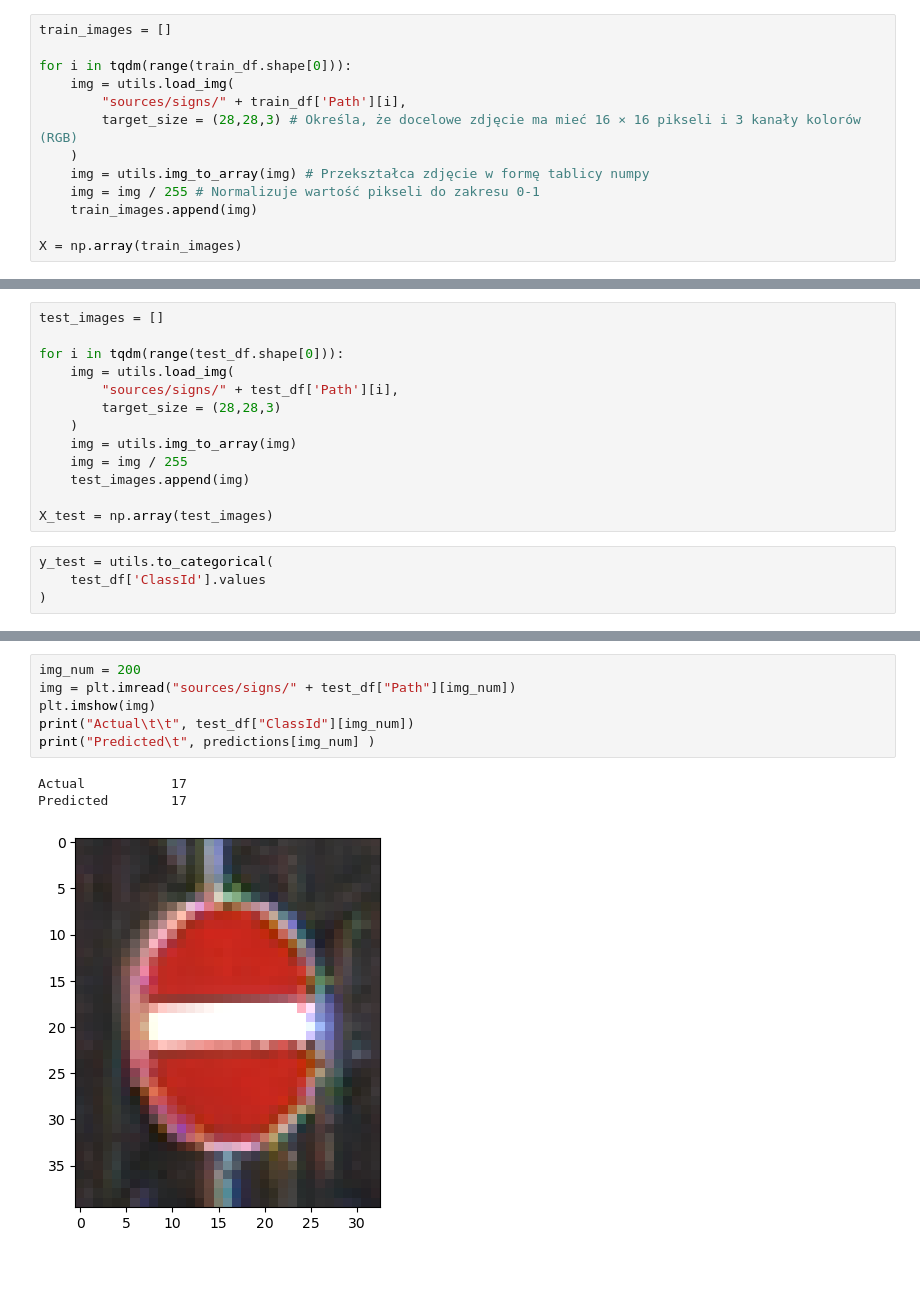
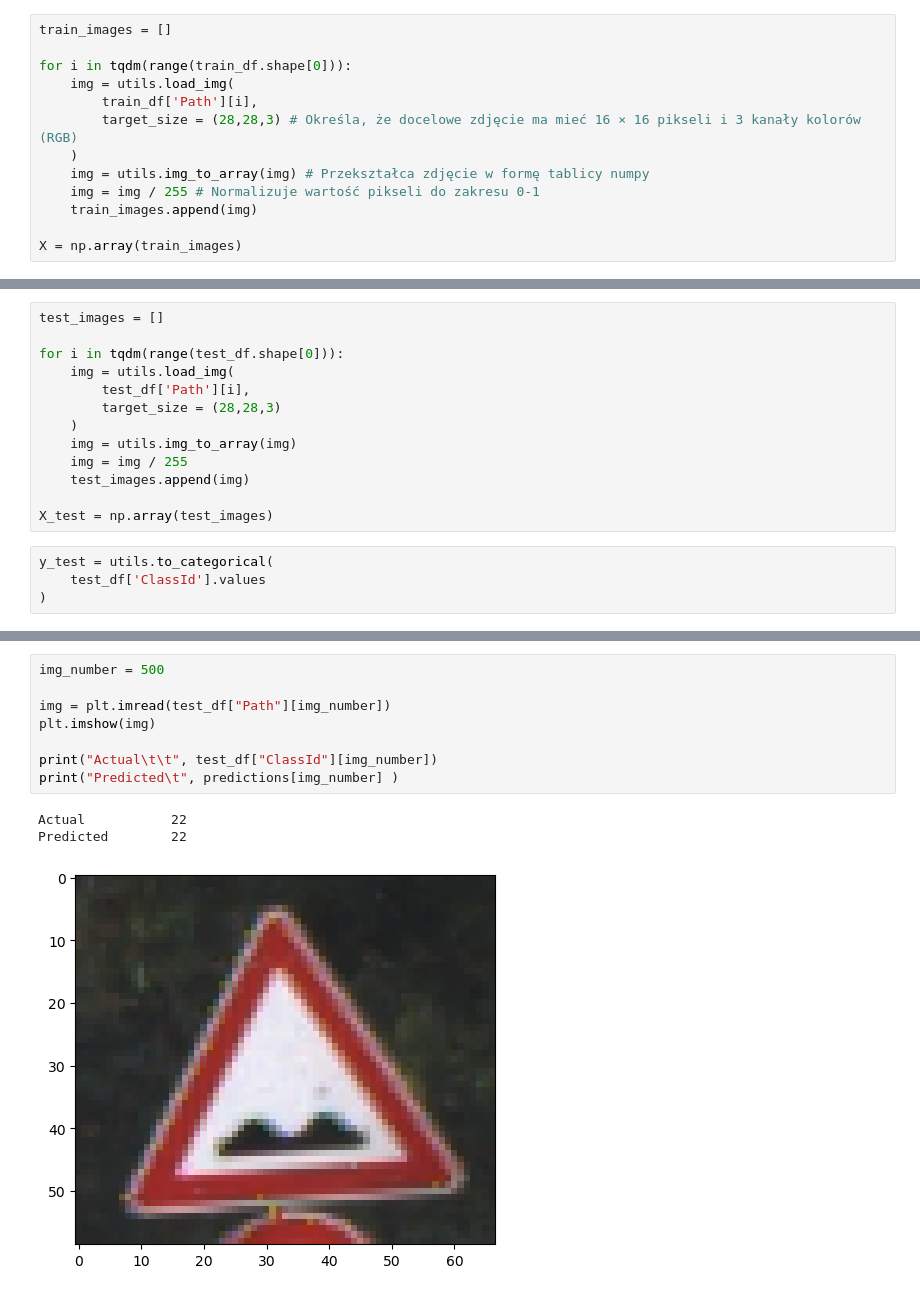
Before and after one commit to bredecorne/pjait-ppy-final, a Jupyter notebook: image_classification.ipynb, the cells around one changed output, grey strips where cells are left out. Drawn from its saved outputs; the diff is of its cells as text; blank space fills up the shorter version.

```diff
--- a/image_classification.ipynb
+++ b/image_classification.ipynb
@@ -18,7 +19,7 @@ train_images = []
 
 for i in tqdm(range(train_df.shape[0])):
     img = utils.load_img(
-        "sources/signs/" + train_df['Path'][i],
+        train_df['Path'][i],
         target_size = (28,28,3) # Określa, że docelowe zdjęcie ma mieć 16 × 16 pikseli i 3 kanały kolorów (RGB)
     )
     img = utils.img_to_array(img) # Przekształca zdjęcie w formę tablicy numpy
@@ -96,7 +102,7 @@ test_images = []
 
 for i in tqdm(range(test_df.shape[0])):
     img = utils.load_img(
-        "sources/signs/" + test_df['Path'][i],
+        test_df['Path'][i],
         target_size = (28,28,3)
     )
     img = utils.img_to_array(img)
@@ -125,10 +135,12 @@ predictions = np.argmax(model.predict(X_test), axis = 1)
 # %%
-img_num = 200
-img = plt.imread("sources/signs/" + test_df["Path"][img_num])
+img_number = 500
+
+img = plt.imread(test_df["Path"][img_number])
 plt.imshow(img)
-print("Actual\t\t", test_df["ClassId"][img_num])
-print("Predicted\t", predictions[img_num] )
+
+print("Actual\t\t", test_df["ClassId"][img_number])
+print("Predicted\t", predictions[img_number] )
 # %% [output]
-Actual           17
-Predicted        17
+Actual           22
+Predicted        22
-[figure, old version]
+[figure, new version]
```
Also changed, not shown: parts of 11 cells of this notebook, 1 other file.
